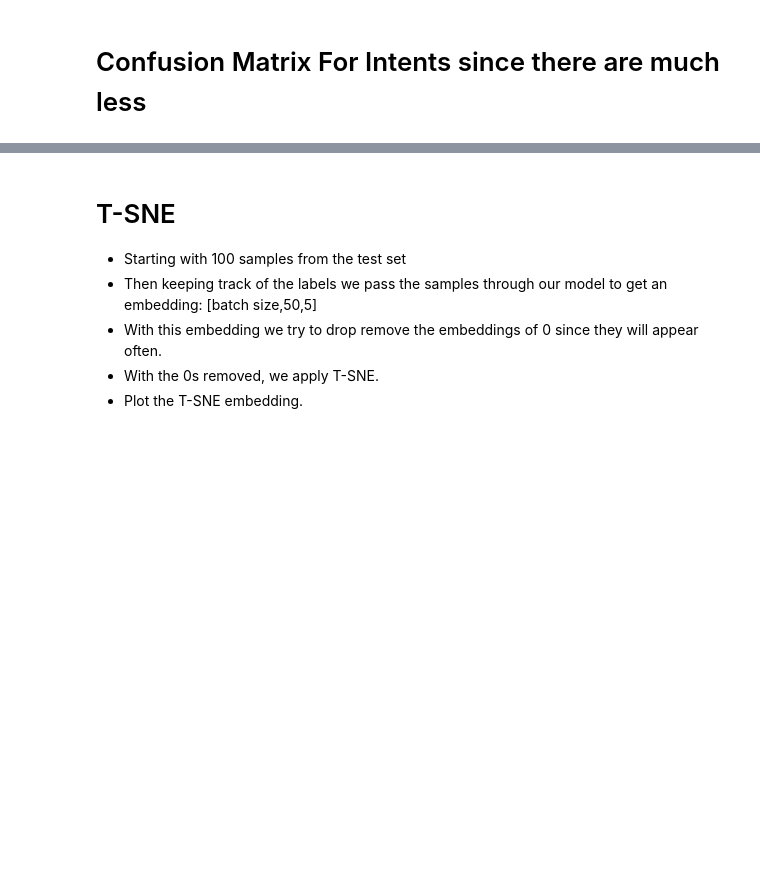
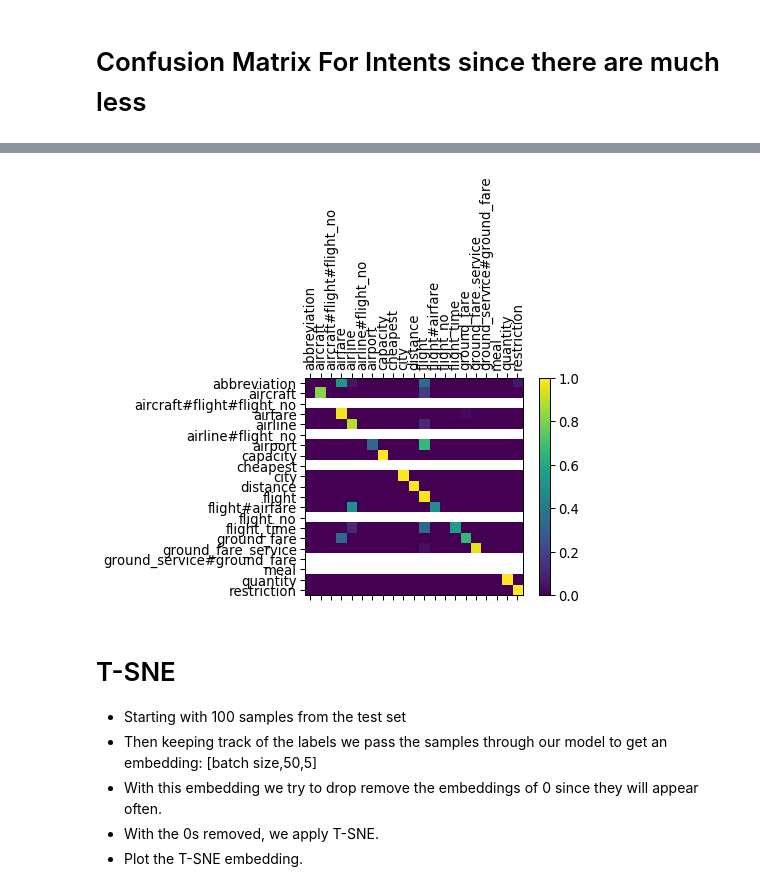
Before and after one commit to lionely/nlu-joint-slot-intent-detection, a Jupyter notebook: RNN-less Slot Filling.ipynb, the cells around one changed output, grey strips where cells are left out. Cells and saved outputs as stored; diff of their text form; code cells hidden in the pictures; blank space fills up the shorter version.

```diff
--- a/RNN-less Slot Filling.ipynb
+++ b/RNN-less Slot Filling.ipynb
@@ -513,7 +609,7 @@ def calc_bat_fscores(y_pred,y_true,predict_type='slot'):
     Then averages that.
     """
     batch_avg_f = []
-    keep_slots = [i for i in tag2index.values() if i > 2]
+    keep_slots = [i for i in tag2index.values() if (i > 3 and i!=123)]
     if predict_type=='slot':
         for pred_i in range(len(y_pred)):# range batch size
             #print(y_pred[pred_i].size())
@@ -600,38 +711,40 @@ confusion = torch.zeros(n_categories, n_categories)
 n_confusion = 5000
 
 # Go through a bunch of examples and record which are correctly guessed
-for data in get_batches(1,train_data):
+for data in get_batches(1,test_data):
     inputs, labels , true_intents = data[0],data[1],data[2]
     inputs = inputs.type(torch.LongTensor).to(device)
     labels = labels.to(device)
     true_intents = true_intents.to(device)
     output,intent_pred,_  = encoder(inputs)
     predictions = torch.argmax(intent_pred,dim=1)[0]
     #print(predictions, true_intents)
     guess, guess_i = categoryFromOutput(predictions)
     if true_intents.item()!= -1:#intent is in dataset
         category_i = all_categories.index(true_intents)
         confusion[category_i][guess_i] += 1
 
 # Normalize by dividing every row by its sum
 for i in range(n_categories):
     confusion[i] = confusion[i] / confusion[i].sum()
 
 # Set up plot
 fig = plt.figure()
 ax = fig.add_subplot(111)
 cax = ax.matshow(confusion.numpy())
 fig.colorbar(cax)
 
 # Set up axes
 ax.set_xticklabels([''] + intent_labels, rotation=90)
 ax.set_yticklabels([''] + intent_labels) #true
 
 # Force label at every tick
 ax.xaxis.set_major_locator(ticker.MultipleLocator(1))
 ax.yaxis.set_major_locator(ticker.MultipleLocator(1))
 
 # sphinx_gallery_thumbnail_number = 2
 plt.show()
 fig = ax.get_figure()
-fig.savefig("nn_cm_with_intent",dpi=300)
+fig.savefig("graphs/nn256_cm_with_intent",bbox_inches="tight",dpi=300)
+# %% [output]
+[figure, added]
```
Also changed, not shown: parts of 84 cells of this notebook.
